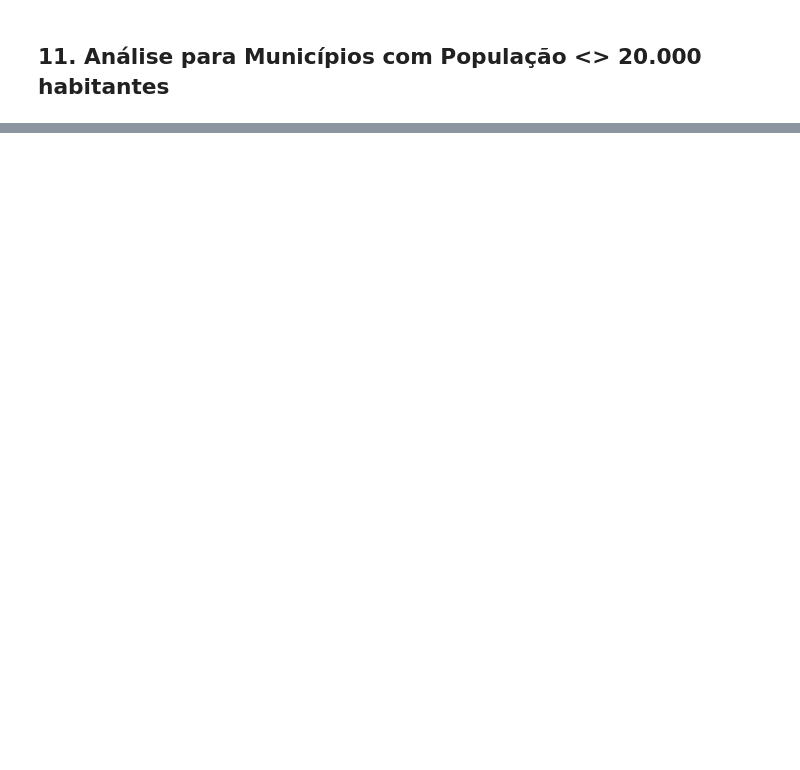
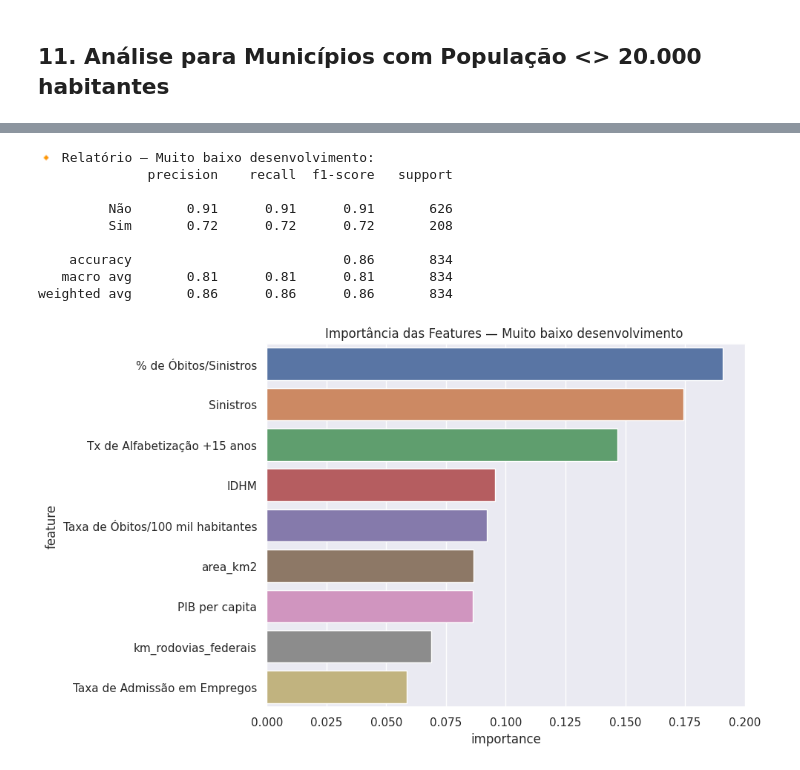
Before and after one commit to FauseSkyWalker/ML-Transportes, a Jupyter notebook: AnalisesEtapa1/PT3/Apresentacao_SNT copy.ipynb, the cells around one changed output, grey strips where cells are left out. Drawn from its saved outputs; the diff is of its cells as text; code cells hidden in the pictures; blank space fills up the shorter version.

```diff
--- a/Analises/PT3/Apresentacao_SNT copy.ipynb
+++ b/AnalisesEtapa1/PT3/Apresentacao_SNT copy.ipynb
@@ -364,0 +479,52 @@ weighted avg       0.88      0.87      0.87       756
+# %%
+# Filtro: Desenvolvimento Muito baixo desenvolvimento
+df_muito_baixo_desenvolvimento = df[df['PIB per capita'] < 15000]
+
+
+# Separação de features e target
+X = df_muito_baixo_desenvolvimento[features]
+y = df_muito_baixo_desenvolvimento['Integrado ao SNT']
+
+# Treino/teste
+X_train, X_test, y_train, y_test = train_test_split(X, y, test_size=0.2, random_state=42)
+
+# Pré-processamento
+X_train_imputed = imputer.fit_transform(X_train)
+X_test_imputed = imputer.transform(X_test)
+X_train_scaled = scaler.fit_transform(X_train_imputed)
+X_test_scaled = scaler.transform(X_test_imputed)
+
+# SMOTE
+X_train_resampled, y_train_resampled = smote.fit_resample(X_train_scaled, y_train)
+
+# Modelo
+rf_model = RandomForestClassifier(n_estimators=200, random_state=42)
+rf_model.fit(X_train_resampled, y_train_resampled)
+
+# Avaliação
+y_pred = rf_model.predict(X_test_scaled)
+print("\n🔸 Relatório — Muito baixo desenvolvimento:")
+print(classification_report(y_test, y_pred))
+
+# Importância das features
+feature_importance = pd.DataFrame({
+    'feature': features,
+    'importance': rf_model.feature_importances_
+}).sort_values('importance', ascending=False)
+
+plt.figure(figsize=(10, 6))
+sns.barplot(x='importance', y='feature', data=feature_importance)
+plt.title('Importância das Features — Muito baixo desenvolvimento ')
+plt.tight_layout()
+plt.show()
+# %% [output]
+🔸 Relatório — Muito baixo desenvolvimento:
+              precision    recall  f1-score   support
+
+         Não       0.91      0.91      0.91       626
+         Sim       0.72      0.72      0.72       208
+
+    accuracy                           0.86       834
+   macro avg       0.81      0.81      0.81       834
+weighted avg       0.86      0.86      0.86       834
+[figure, added]
```
Also changed, not shown: parts of 7 cells of this notebook, 9 other files.
